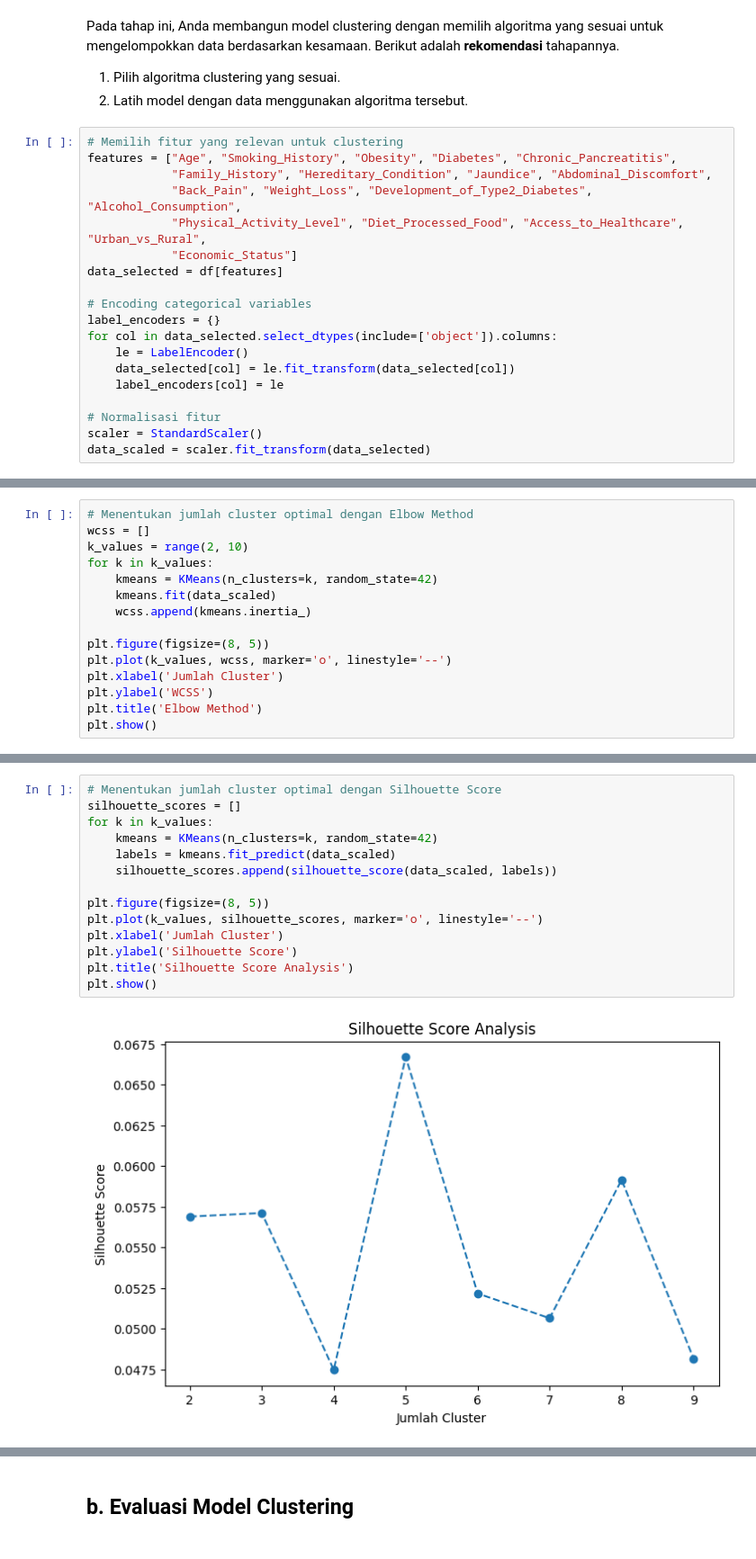
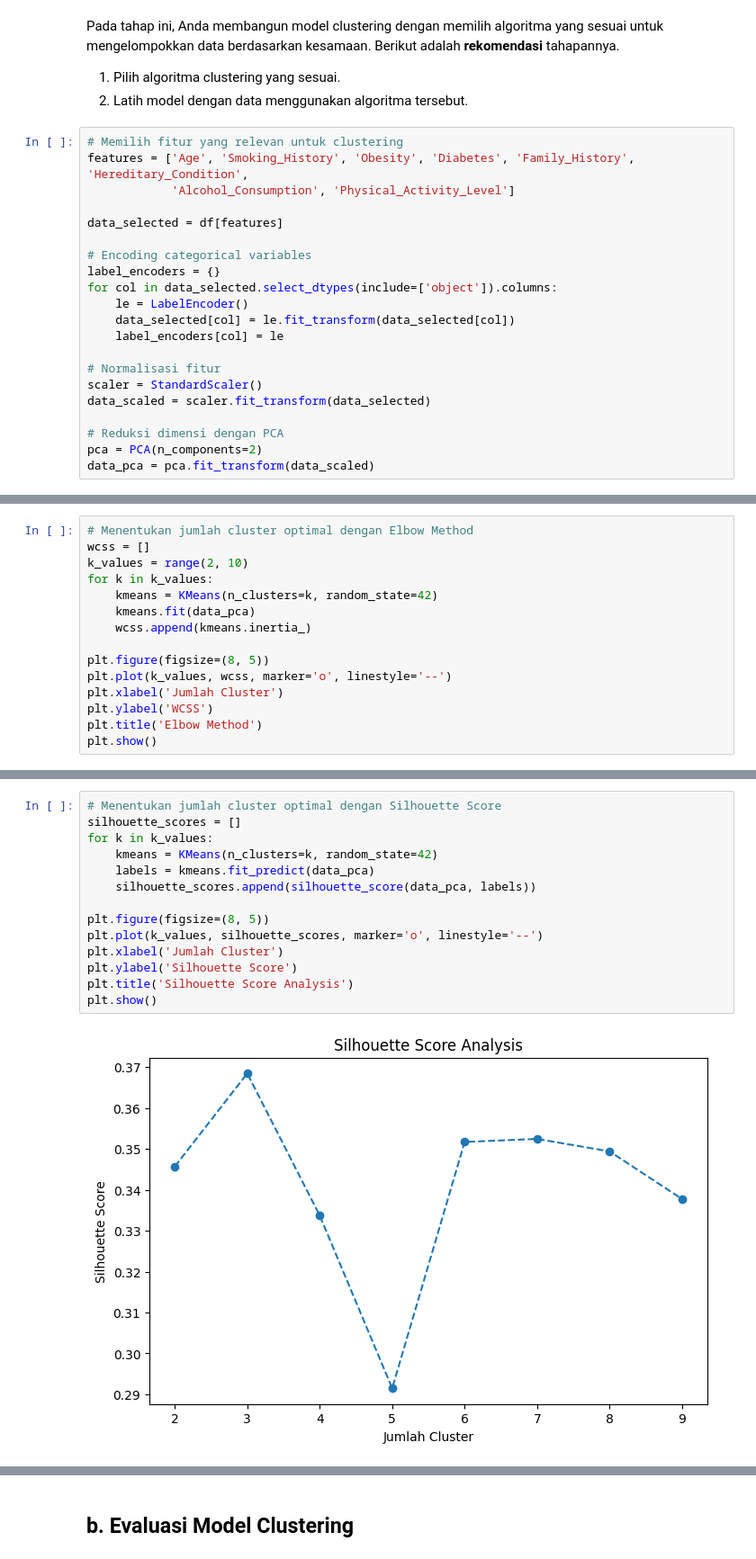
Before and after one commit to faarismuda/Dicoding-ML-Shop-Customers, a Jupyter notebook: [Clustering]_Submission_Akhir_BMLP_Faaris Muda Dwi Nugraha.ipynb, the cells around one changed output, grey strips where cells are left out. Shown at 90% size. Drawn from its saved outputs; the diff is of its cells as text.

```diff
--- a/[Clustering]_Submission_Akhir_BMLP_Faaris Muda Dwi Nugraha.ipynb
+++ b/[Clustering]_Submission_Akhir_BMLP_Faaris Muda Dwi Nugraha.ipynb
@@ -301,11 +301,9 @@ Pada tahap ini, Anda membangun model clustering dengan memilih algoritma yang se
 2. Latih model dengan data menggunakan algoritma tersebut.
 # %%
 # Memilih fitur yang relevan untuk clustering
-features = ["Age", "Smoking_History", "Obesity", "Diabetes", "Chronic_Pancreatitis",
-            "Family_History", "Hereditary_Condition", "Jaundice", "Abdominal_Discomfort",
-            "Back_Pain", "Weight_Loss", "Development_of_Type2_Diabetes", "Alcohol_Consumption",
-            "Physical_Activity_Level", "Diet_Processed_Food", "Access_to_Healthcare", "Urban_vs_Rural",
-            "Economic_Status"]
+features = ['Age', 'Smoking_History', 'Obesity', 'Diabetes', 'Family_History', 'Hereditary_Condition',
+            'Alcohol_Consumption', 'Physical_Activity_Level']
+
 data_selected = df[features]
 
 # Encoding categorical variables
@@ -318,6 +316,10 @@ for col in data_selected.select_dtypes(include=['object']).columns:
 # Normalisasi fitur
 scaler = StandardScaler()
 data_scaled = scaler.fit_transform(data_selected)
+
+# Reduksi dimensi dengan PCA
+pca = PCA(n_components=2)
+data_pca = pca.fit_transform(data_scaled)
 # %% [output]
 A value is trying to be set on a copy of a slice from a DataFrame.
 Try using .loc[row_indexer,col_indexer] = value instead
@@ -342,7 +332,7 @@ wcss = []
 k_values = range(2, 10)
 for k in k_values:
     kmeans = KMeans(n_clusters=k, random_state=42)
-    kmeans.fit(data_scaled)
+    kmeans.fit(data_pca)
     wcss.append(kmeans.inertia_)
 
 plt.figure(figsize=(8, 5))
@@ -356,19 +346,19 @@ plt.show()
 # %%
 # Menentukan jumlah cluster optimal dengan Silhouette Score
 silhouette_scores = []
 for k in k_values:
     kmeans = KMeans(n_clusters=k, random_state=42)
-    labels = kmeans.fit_predict(data_scaled)
-    silhouette_scores.append(silhouette_score(data_scaled, labels))
+    labels = kmeans.fit_predict(data_pca)
+    silhouette_scores.append(silhouette_score(data_pca, labels))
 
 plt.figure(figsize=(8, 5))
 plt.plot(k_values, silhouette_scores, marker='o', linestyle='--')
 plt.xlabel('Jumlah Cluster')
 plt.ylabel('Silhouette Score')
 plt.title('Silhouette Score Analysis')
 plt.show()
 # %% [output]
-[figure, old version]
+[figure, new version]
 # %%
 # Pilih jumlah cluster optimal (misalnya, berdasarkan grafik di atas)
 optimal_k = 3  # Sesuaikan dengan hasil analisis
```
Also changed, not shown: parts of 5 cells of this notebook.
